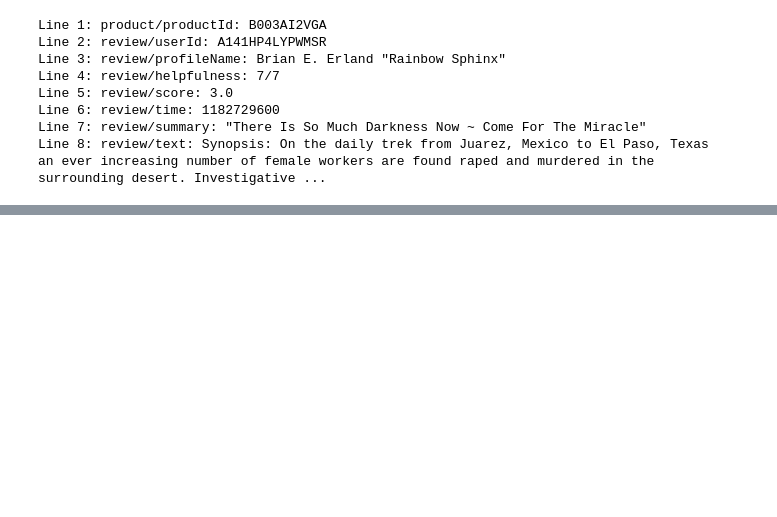
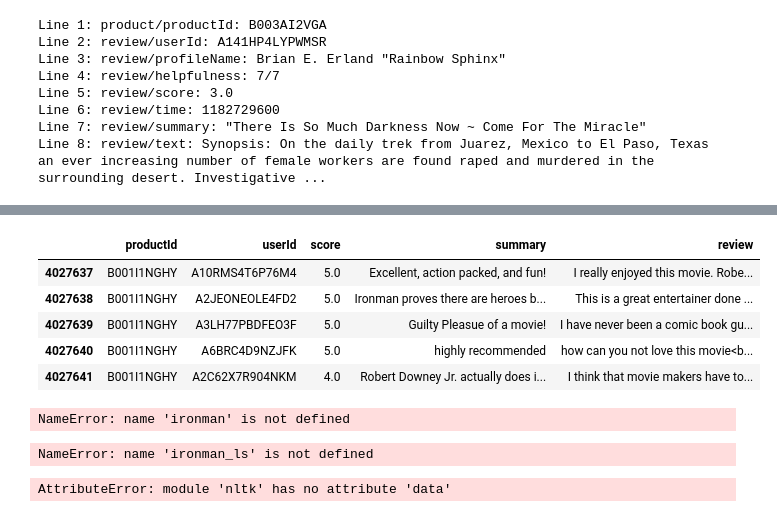
Before and after one commit to trangtran72/CS585_FinalProject, a Jupyter notebook: Final_Project.ipynb, the cells around one changed output, grey strips where cells are left out. Drawn from its saved outputs; the diff is of its cells as text; code cells hidden in the pictures; blank space fills up the shorter version.

```diff
--- a/Final_Project.ipynb
+++ b/Final_Project.ipynb
@@ -20,7 +23,7 @@ for i in range(len(context)):
     if len(context) >1:
         temp= context[i].split(':')[0]
         if temp == "product/productId" :
-            productId.append(context[i].split(':')[1][2:len(context[i].split(':')[1])-1])
+            productId.append(context[i].split(':')[1][1:len(context[i].split(':')[1])-1])
         elif temp == "review/userId":
             userId.append(context[i].split(':')[1][0:len(context[i].split(':')[1])-1])
         elif temp == "review/score" :
@@ -144,2 +119,0 @@ ValueError: only single character unicode strings can be converted to Py_UCS4, g
-# %%
-df=pd.read_table('movies.txt',header=None)
@@ -194,0 +164,11 @@ JSONDecodeError: Expecting value: line 1 column 1 (char 0)
+# %%
+ironman = df[df['productId'] == 'B001I1NGHY']
+# %%
+ironman.head
+# %% [output]
+|  | productId | userId | score | summary | review |
+| 4027637 | B001I1NGHY | A10RMS4T6P76M4 | 5.0 | Excellent, action packed, and fun! | I really enjoyed this movie. Robe... |
+| 4027638 | B001I1NGHY | A2JEONEOLE4FD2 | 5.0 | Ironman proves there are heroes b... | This is a great entertainer done ... |
+| 4027639 | B001I1NGHY | A3LH77PBDFEO3F | 5.0 | Guilty Pleasue of a movie! | I have never been a comic book gu... |
+| 4027640 | B001I1NGHY | A6BRC4D9NZJFK | 5.0 | highly recommended | how can you not love this movie<b... |
+| 4027641 | B001I1NGHY | A2C62X7R904NKM | 4.0 | Robert Downey Jr. actually does i... | I think that movie makers have to... |
@@ -194,0 +177,8 @@ JSONDecodeError: Expecting value: line 1 column 1 (char 0)
+# %%
+ironman_ls = ironman.review.tolist()
+# %% [output]
+NameError: name 'ironman' is not defined
+# %%
+len(ironman_ls)
+# %% [output]
+NameError: name 'ironman_ls' is not defined
@@ -194,0 +187,5 @@ JSONDecodeError: Expecting value: line 1 column 1 (char 0)
+# %%
+st = "a asdf nasjdfnl"
+a = word_tokenize(st)
+# %% [output]
+AttributeError: module 'nltk' has no attribute 'data'
```
Also changed, not shown: parts of 24 cells of this notebook.
